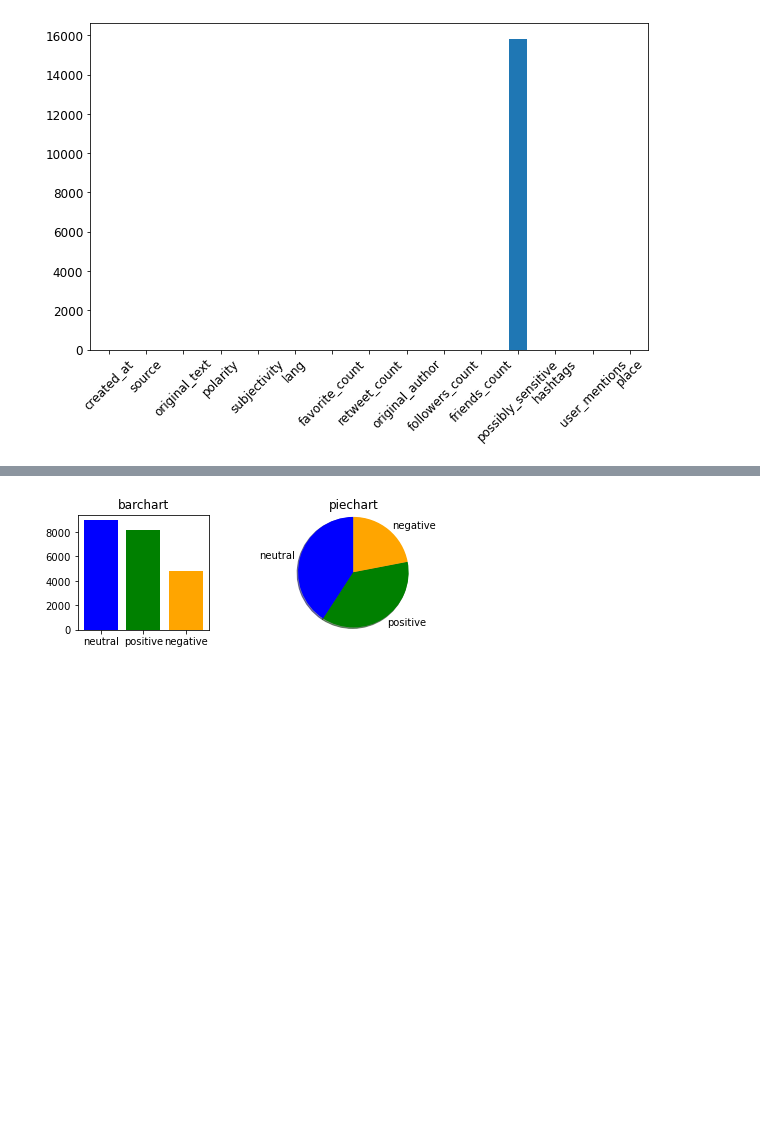
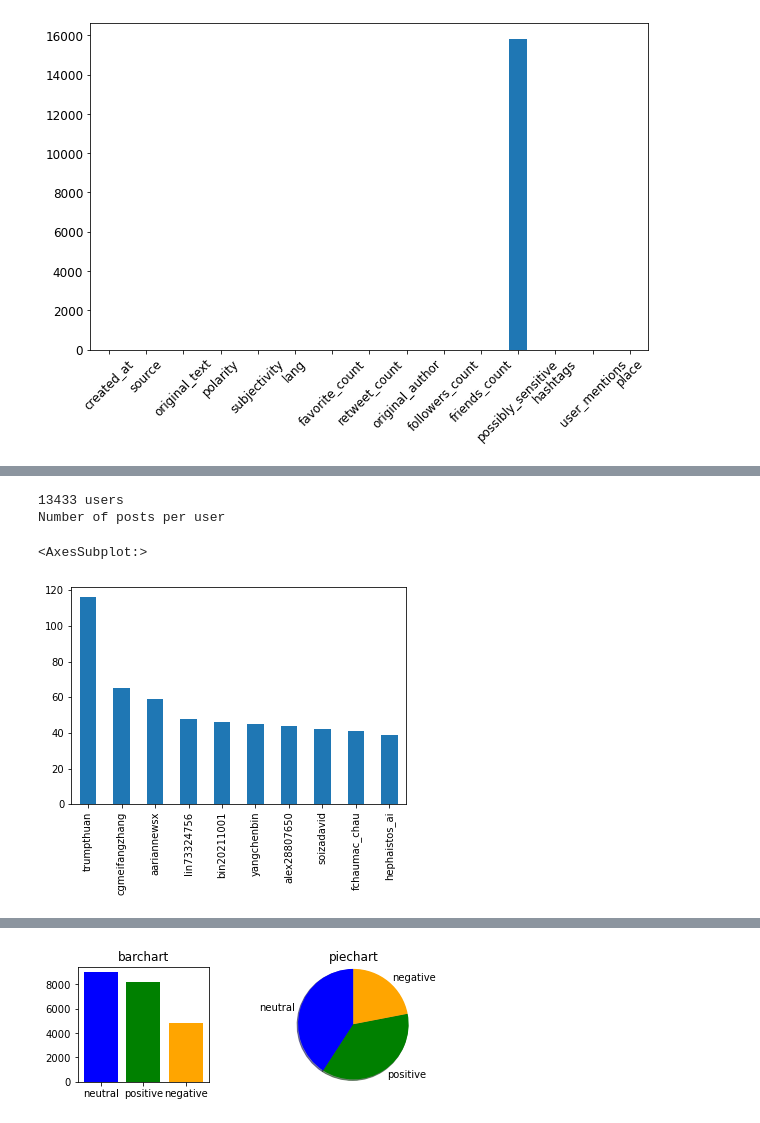
Before and after one commit to degagawolde/twitter-data-analysis, a Jupyter notebook: JupyterNotebooks/EDA.ipynb, the cells around one changed output, grey strips where cells are left out. Cells and saved outputs as stored; diff of their text form; code cells hidden in the pictures; blank space fills up the shorter version.

Commit message:
user and soruce analysis

```diff
--- a/JupyterNotebooks/EDA.ipynb
+++ b/JupyterNotebooks/EDA.ipynb
@@ -321,0 +329,10 @@ dtype: int64
+# %%
+users_count = clean_tweet_data['original_author'].value_counts()
+print(len(users_count), "users")
+print("Number of posts per user")
+users_count[:10].plot(kind='bar')
+# %% [output]
+13433 users
+Number of posts per user
+<AxesSubplot:>
+[figure, added]
```
Also changed, not shown: parts of 47 cells of this notebook, 2 other files.
